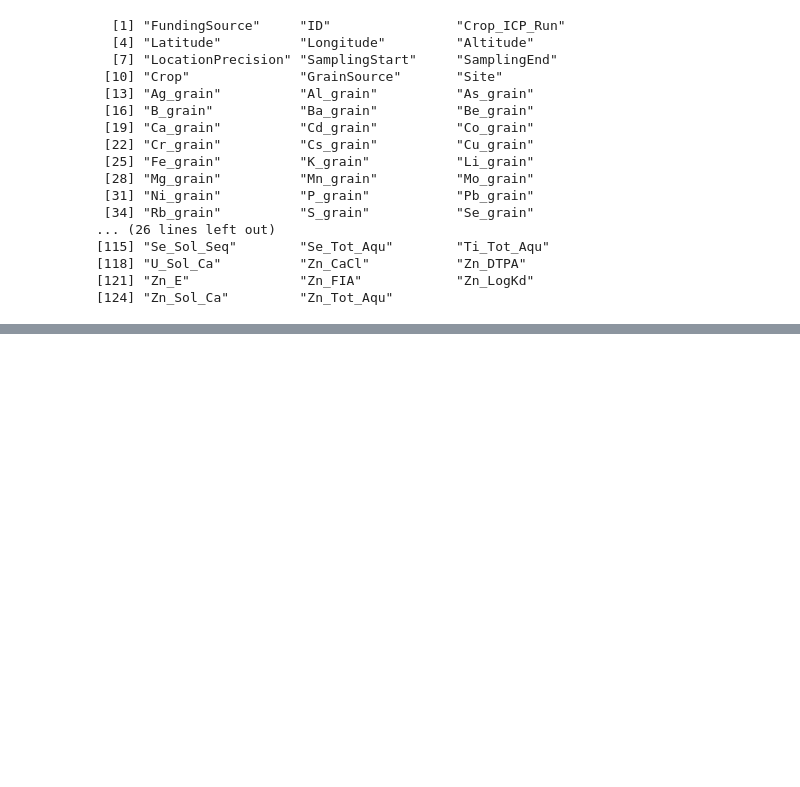
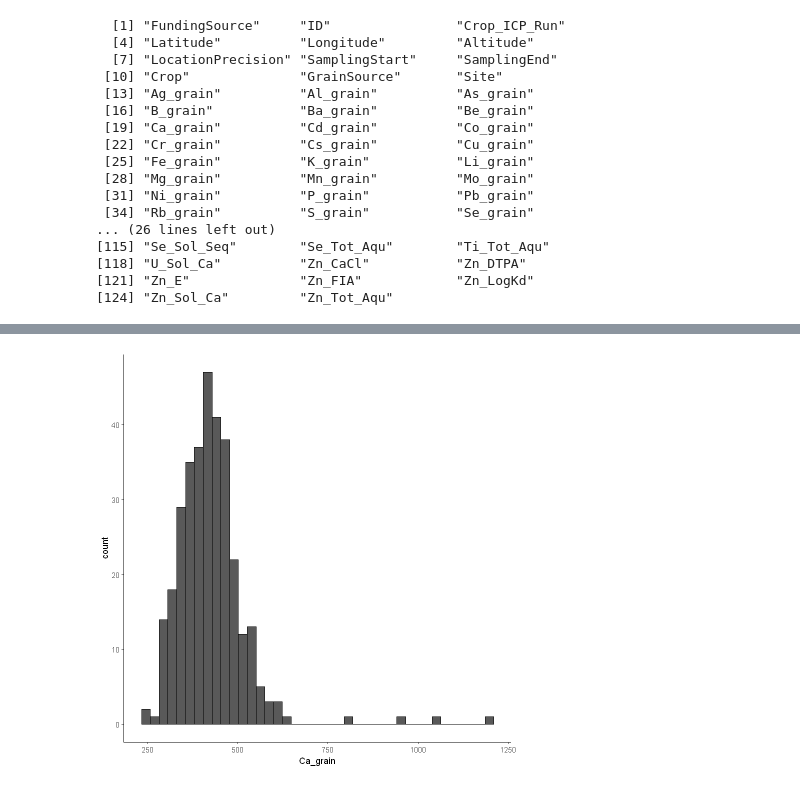
Before and after one commit to Jake-Carter-ICP/Data-Analysis-With-Nature-Scientific-Data, a Jupyter notebook: ETH_crop_R.ipynb, the cells around one changed output, grey strips where cells are left out. Drawn from its saved outputs; the diff is of its cells as text; code cells hidden in the pictures; blank space fills up the shorter version.

Commit message:
Added histograms

```diff
--- a/ETH_crop_R.ipynb
+++ b/ETH_crop_R.ipynb
@@ -163,3 +163,10 @@ A tibble: 36725 × 14
 | BMGF | ETH1457 | 5 | 7.157427 | 39.10372 | 2538.794 | 6 | 30/12/2018 | ... |
 | BMGF | ETH1457 | 5 | 7.157427 | 39.10372 | 2538.794 | 6 | 30/12/2018 | ... |
 | BMGF | ETH1457 | 5 | 7.157427 | 39.10372 | 2538.794 | 6 | 30/12/2018 | ... |
+# %%
+df |>
+filter(Crop == "Wheat") |>
+ggplot(aes(x = Ca_grain)) +
+geom_histogram(col = "black", bins = 40)
+# %% [output]
+[figure, added]
```
Also changed, not shown: 1 other file.
